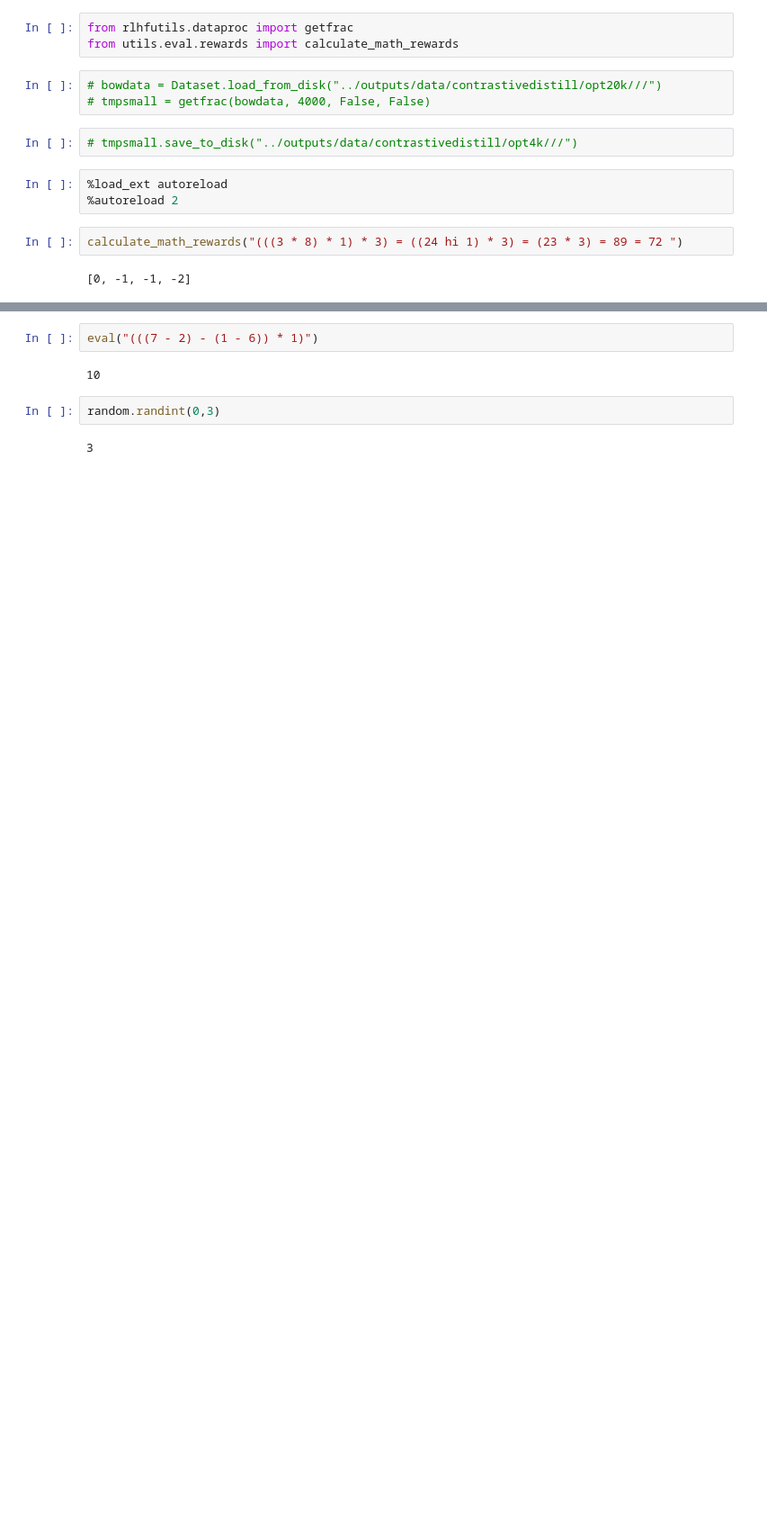
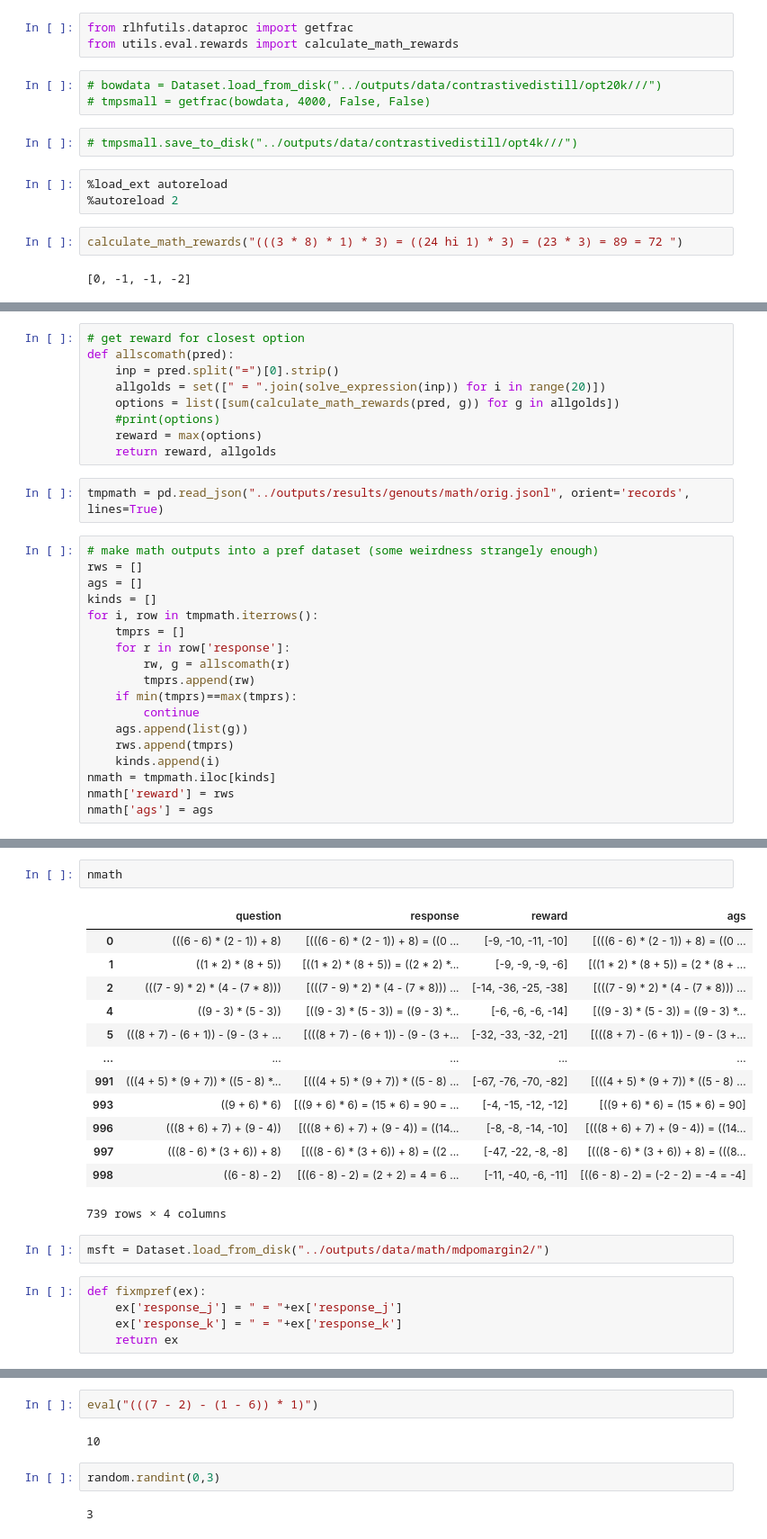
Before and after one commit to PrasannS/d2po, a Jupyter notebook: notebooks/mathdata.ipynb, the cells around one changed output, grey strips where cells are left out. Shown: that part at 90% size. Saved outputs shown, nothing was run; the diff lists cells and outputs as text; blank space fills up the shorter version.

```diff
--- a/notebooks/mathdata.ipynb
+++ b/notebooks/mathdata.ipynb
@@ -83,0 +33,29 @@ expression_with_depth, solution_steps_with_depth
+# %%
+# get reward for closest option
+def allscomath(pred):
+    inp = pred.split("=")[0].strip()
+    allgolds = set([" = ".join(solve_expression(inp)) for i in range(20)])
+    options = list([sum(calculate_math_rewards(pred, g)) for g in allgolds])
+    #print(options)
+    reward = max(options)
+    return reward, allgolds
+# %%
+tmpmath = pd.read_json("../outputs/results/genouts/math/orig.jsonl", orient='records', lines=True)
+# %%
+# make math outputs into a pref dataset (some weirdness strangely enough)
+rws = []
+ags = []
+kinds = []
+for i, row in tmpmath.iterrows():
+    tmprs = []
+    for r in row['response']:
+        rw, g = allscomath(r)
+        tmprs.append(rw)
+    if min(tmprs)==max(tmprs):
+        continue
+    ags.append(list(g))
+    rws.append(tmprs)
+    kinds.append(i)
+nmath = tmpmath.iloc[kinds]
+nmath['reward'] = rws
+nmath['ags'] = ags
@@ -83,0 +90,23 @@ expression_with_depth, solution_steps_with_depth
+# %%
+nmath
+# %% [output]
+|  | question | response | reward | ags |
+| 0 | (((6 - 6) * (2 - 1)) + 8) | [(((6 - 6) * (2 - 1)) + 8) = ((0 ... | [-9, -10, -11, -10] | [(((6 - 6) * (2 - 1)) + 8) = ((0 ... |
+| 1 | ((1 * 2) * (8 + 5)) | [((1 * 2) * (8 + 5)) = ((2 * 2) *... | [-9, -9, -9, -6] | [((1 * 2) * (8 + 5)) = (2 * (8 + ... |
+| 2 | (((7 - 9) * 2) * (4 - (7 * 8))) | [(((7 - 9) * 2) * (4 - (7 * 8))) ... | [-14, -36, -25, -38] | [(((7 - 9) * 2) * (4 - (7 * 8))) ... |
+| 4 | ((9 - 3) * (5 - 3)) | [((9 - 3) * (5 - 3)) = ((9 - 3) *... | [-6, -6, -6, -14] | [((9 - 3) * (5 - 3)) = ((9 - 3) *... |
+| 5 | (((8 + 7) - (6 + 1)) - (9 - (3 + ... | [(((8 + 7) - (6 + 1)) - (9 - (3 +... | [-32, -33, -32, -21] | [(((8 + 7) - (6 + 1)) - (9 - (3 +... |
+| ... | ... | ... | ... | ... |
+| 991 | (((4 + 5) * (9 + 7)) * ((5 - 8) *... | [(((4 + 5) * (9 + 7)) * ((5 - 8) ... | [-67, -76, -70, -82] | [(((4 + 5) * (9 + 7)) * ((5 - 8) ... |
+| 993 | ((9 + 6) * 6) | [((9 + 6) * 6) = (15 * 6) = 90 = ... | [-4, -15, -12, -12] | [((9 + 6) * 6) = (15 * 6) = 90] |
+| 996 | (((8 + 6) + 7) + (9 - 4)) | [(((8 + 6) + 7) + (9 - 4)) = ((14... | [-8, -8, -14, -10] | [(((8 + 6) + 7) + (9 - 4)) = ((14... |
+| 997 | (((8 - 6) * (3 + 6)) + 8) | [(((8 - 6) * (3 + 6)) + 8) = ((2 ... | [-47, -22, -8, -8] | [(((8 - 6) * (3 + 6)) + 8) = (((8... |
+| 998 | ((6 - 8) - 2) | [((6 - 8) - 2) = (2 + 2) = 4 = 6 ... | [-11, -40, -6, -11] | [((6 - 8) - 2) = (-2 - 2) = -4 = -4] |
+739 rows × 4 columns
+# %%
+msft = Dataset.load_from_disk("../outputs/data/math/mdpomargin2/")
+# %%
+def fixmpref(ex):
+    ex['response_j'] = " = "+ex['response_j']
+    ex['response_k'] = " = "+ex['response_k']
+    return ex
```
Also changed, not shown: parts of 35 cells of this notebook, 9 other files.
